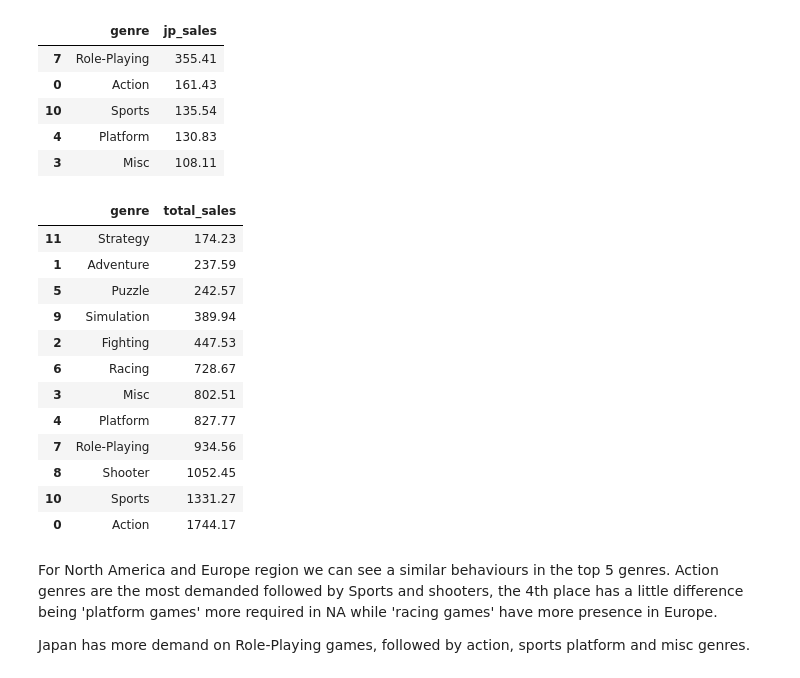
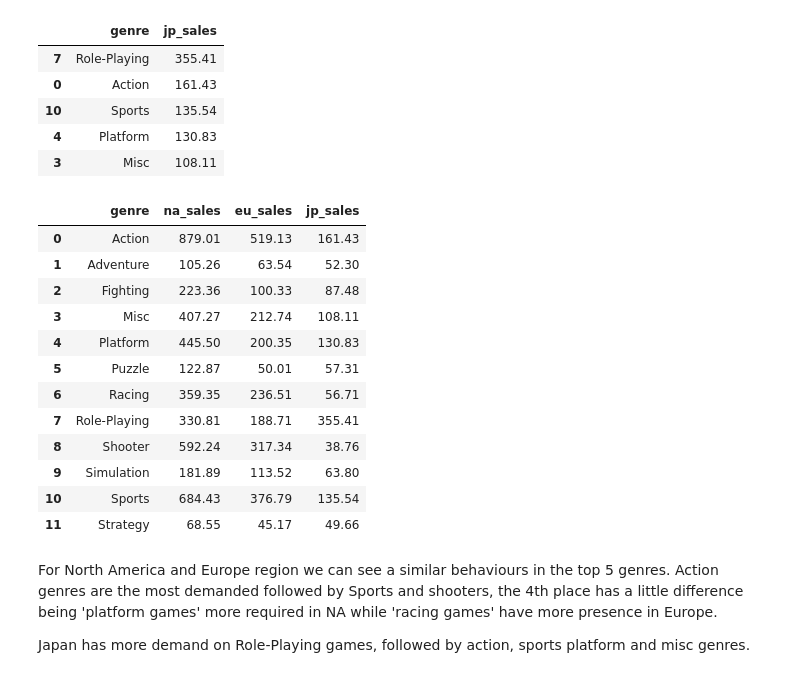
Before and after one commit to jmhrivera/project_6_ice_game_store, a Jupyter notebook: project6_analysis.ipynb, the cells around one changed output. Drawn from its saved outputs; the diff is of its cells as text; code cells hidden in the pictures.

```diff
--- a/project6_analysis.ipynb
+++ b/project6_analysis.ipynb
@@ -513,26 +518,26 @@ genre_jp_df.head(5)
 | 4 | Platform | 130.83 |
 | 3 | Misc | 108.11 |
 # %%
-# genre_bar_df = genre_df.sort_values(by='na_sales', ascending=False)
+genre_bar_df = genre_df.sort_values(by='na_sales', ascending=False)
 
-# fig11 = px.bar(genre_bar_df,'genre',regions, barmode='group')
-# fig11.update_layout(xaxis_title='Genre', yaxis_title='Games Count')
-
+fig11 = px.bar(genre_bar_df,'genre',regions, barmode='group')
+fig11.update_layout(xaxis_title='Genre', yaxis_title='Games Count')
+fig11.show()
 genre_df
 # %% [output]
-|  | genre | total_sales |
-| 11 | Strategy | 174.23 |
-| 1 | Adventure | 237.59 |
-| 5 | Puzzle | 242.57 |
-| 9 | Simulation | 389.94 |
-| 2 | Fighting | 447.53 |
-| 6 | Racing | 728.67 |
-| 3 | Misc | 802.51 |
-| 4 | Platform | 827.77 |
-| 7 | Role-Playing | 934.56 |
-| 8 | Shooter | 1052.45 |
-| 10 | Sports | 1331.27 |
-| 0 | Action | 1744.17 |
+|  | genre | na_sales | eu_sales | jp_sales |
+| 0 | Action | 879.01 | 519.13 | 161.43 |
+| 1 | Adventure | 105.26 | 63.54 | 52.30 |
+| 2 | Fighting | 223.36 | 100.33 | 87.48 |
+| 3 | Misc | 407.27 | 212.74 | 108.11 |
+| 4 | Platform | 445.50 | 200.35 | 130.83 |
+| 5 | Puzzle | 122.87 | 50.01 | 57.31 |
+| 6 | Racing | 359.35 | 236.51 | 56.71 |
+| 7 | Role-Playing | 330.81 | 188.71 | 355.41 |
+| 8 | Shooter | 592.24 | 317.34 | 38.76 |
+| 9 | Simulation | 181.89 | 113.52 | 63.80 |
+| 10 | Sports | 684.43 | 376.79 | 135.54 |
+| 11 | Strategy | 68.55 | 45.17 | 49.66 |
 # %% [markdown]
 For North America and Europe region we can see a similar behaviours in the top 5 genres. Action genres are the most demanded followed by Sports and shooters, the 4th place has a little difference being 'platform games' more required in NA while 'racing games' have more presence in Europe.
 
```
Also changed, not shown: parts of 8 cells of this notebook, 1 other file.
